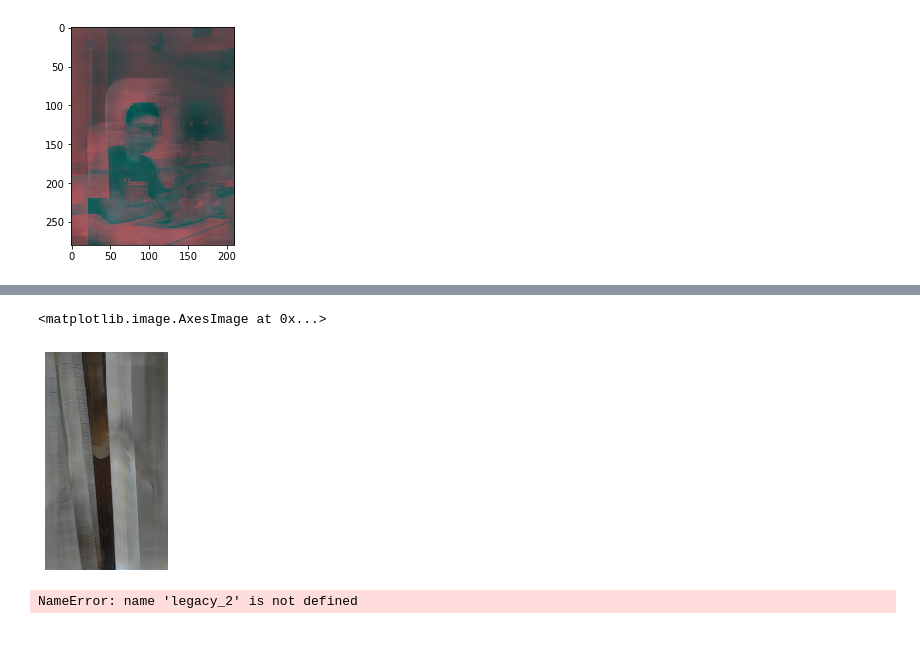
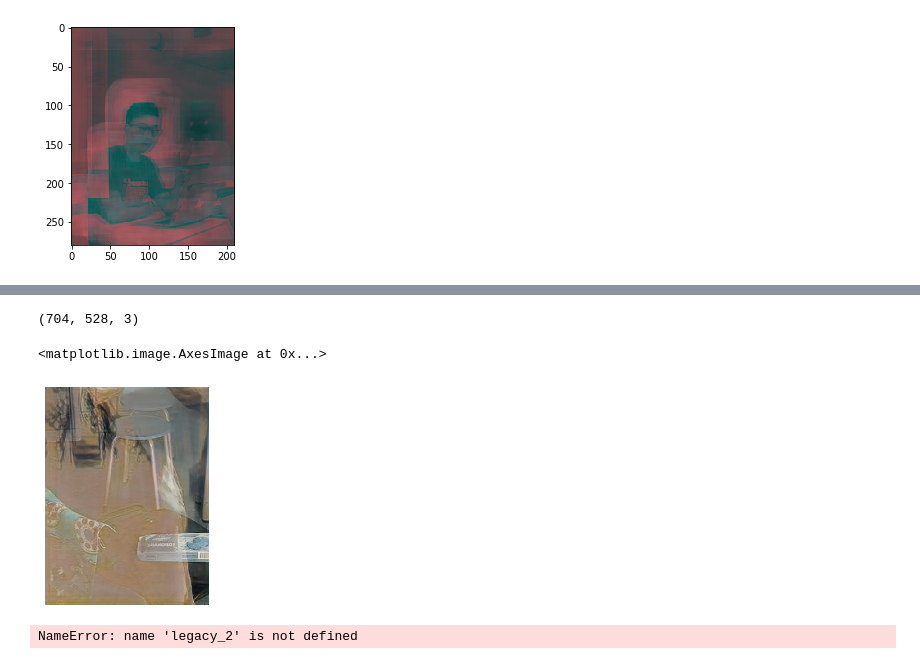
Before and after one commit to sergevkim/ReflectionSeparation, a Jupyter notebook: draft.ipynb, the cells around one changed output, grey strips where cells are left out. Saved outputs shown, nothing was run; the diff lists cells and outputs as text; code cells hidden in the pictures.

```diff
--- a/draft.ipynb
+++ b/draft.ipynb
@@ -187,33 +229,42 @@ plt.imshow(out)
 # %%
+#LAAAAAAB
 import torch
 import numpy as np
 import cv2
 import matplotlib.pyplot as plt
 
-checkpoint = torch.load('./checkpoints/unet_v9_e7.hdf5', map_location=torch.device('cpu'))
+checkpoint = torch.load('./checkpoints/unet_v21_e17.hdf5', map_location=torch.device('cpu'))
 
 model = checkpoint['model']
 model.load_state_dict(checkpoint['model_state_dict'])
 model.eval()
 
-img = cv2.imread("./data/basket/pexa.jpg")
-img = cv2.cvtColor(img, cv2.COLOR_BGR2RGB)
-plt.imshow(img)
+img = cv2.imread(filename)
+
+n, m, c = img.shape
+out_img = cv2.resize(img, (int(m * coef), int(n * coef)))
+cv2.imwrite("egr.jpg", out_img)
+
+img = cv2.cvtColor(img, cv2.COLOR_BGR2LAB)
+
 img = img.transpose((2, 0, 1))[None, ...].astype(np.float32) / 255.0
-
 img = torch.Tensor(img)
 
 out = model(img)['transmission']
 out = out.data.numpy()
 out = (255.0 * out[0, ...]).clip(0, 255).astype(np.uint8)
 out = out.transpose((1, 2, 0))
 
 out2 = cv2.cvtColor(out, cv2.COLOR_LAB2BGR)
+out2 = cv2.resize(out2, (int(m * coef), int(n * coef)))
+cv2.imwrite("out_lab.jpg", out2)
+print(out2.shape)
 plt.axis('off')
-plt.imshow(out)
+plt.imshow(out2)
 # %% [output]
-<matplotlib.image.AxesImage at 0x...>
+(704, 528, 3)
+<matplotlib.image.AxesImage at 0x...>
-[figure, old version]
+[figure, new version]
 # %%
 import torch
 import numpy as np
```
Also changed, not shown: parts of 3 cells of this notebook, 3 other files.
